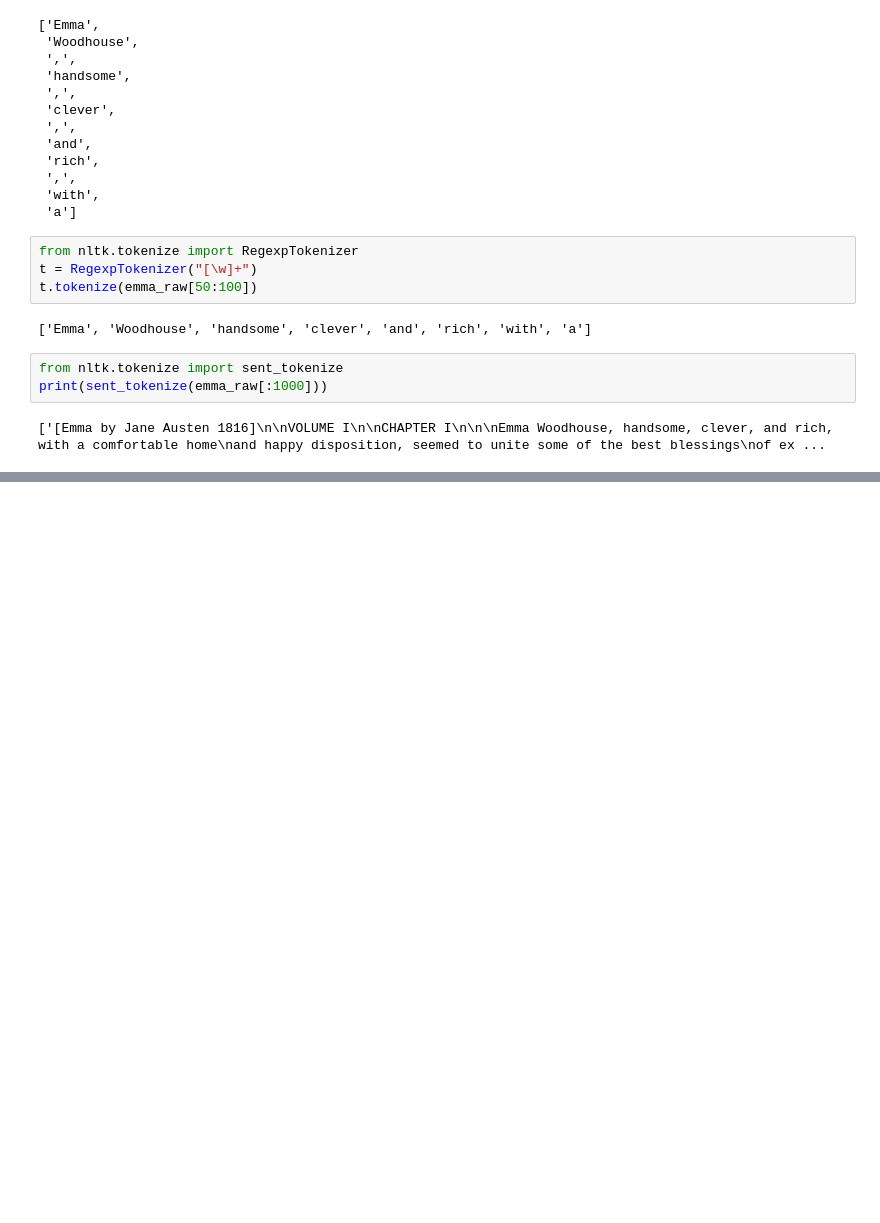
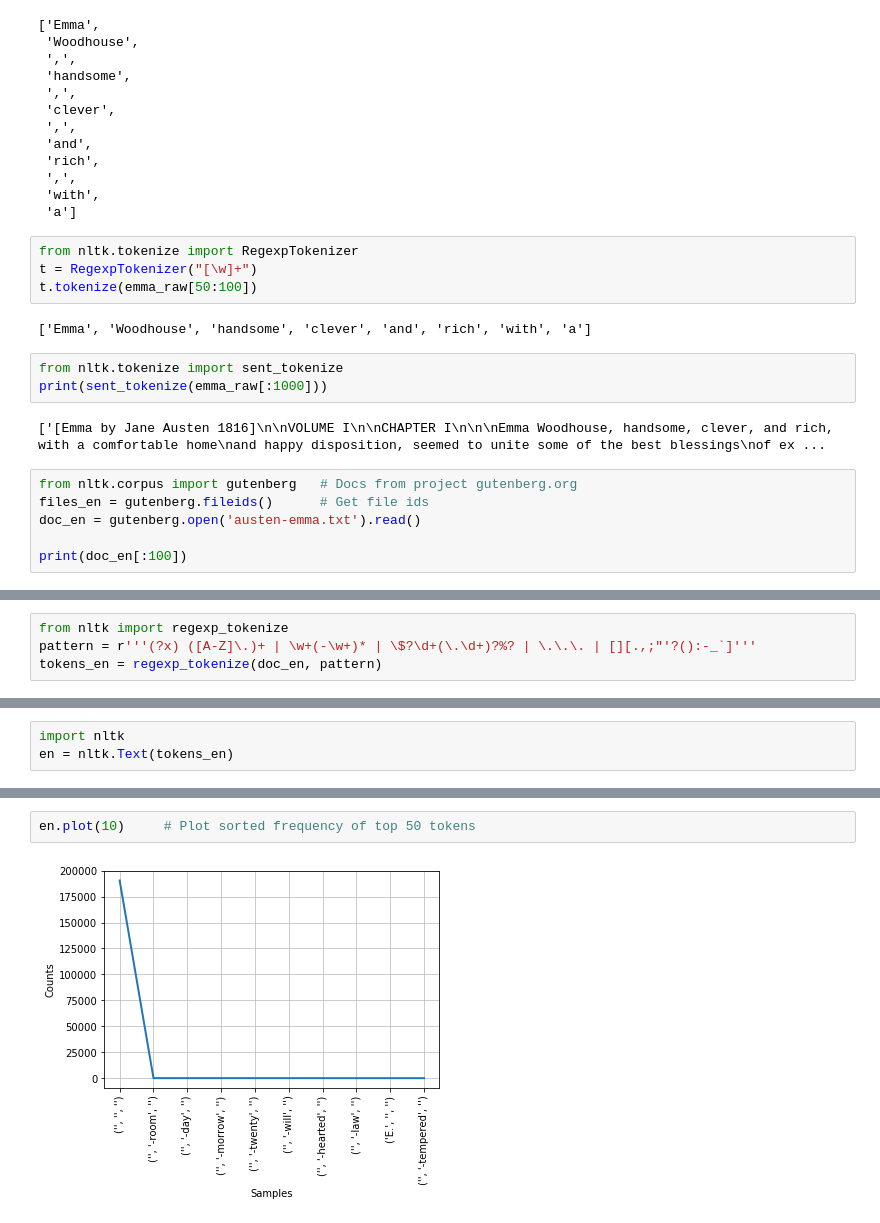
Before and after one commit to zerosum99/python_nltk, a Jupyter notebook: 코퍼스 모듈 이해하기.ipynb, the cells around one changed output, grey strips where cells are left out. Drawn from its saved outputs; the diff is of its cells as text; blank space fills up the shorter version.

```diff
--- a/코퍼스 모듈 이해하기.ipynb
+++ b/코퍼스 모듈 이해하기.ipynb
@@ -103,3 +183,9 @@ from nltk.tokenize import sent_tokenize
 print(sent_tokenize(emma_raw[:1000]))
 # %% [output]
 ['[Emma by Jane Austen 1816]\n\nVOLUME I\n\nCHAPTER I\n\n\nEmma Woodhouse, handsome, clever, and rich, with a comfortable home\nand happy disposition, seemed to unite some of the best blessings\nof ex ...
+# %%
+from nltk.corpus import gutenberg   # Docs from project gutenberg.org
+files_en = gutenberg.fileids()      # Get file ids
+doc_en = gutenberg.open('austen-emma.txt').read()
+
+print(doc_en[:100])
@@ -105,0 +203,4 @@ print(sent_tokenize(emma_raw[:1000]))
+# %%
+from nltk import regexp_tokenize
+pattern = r'''(?x) ([A-Z]\.)+ | \w+(-\w+)* | \$?\d+(\.\d+)?%? | \.\.\. | [][.,;"'?():-_`]'''
+tokens_en = regexp_tokenize(doc_en, pattern)
@@ -105,0 +209,3 @@ print(sent_tokenize(emma_raw[:1000]))
+# %%
+import nltk
+en = nltk.Text(tokens_en)
@@ -105,0 +236,4 @@ print(sent_tokenize(emma_raw[:1000]))
+# %%
+en.plot(10)     # Plot sorted frequency of top 50 tokens
+# %% [output]
+[figure, added]
```
Also changed, not shown: parts of 13 cells of this notebook, 2 other files.
